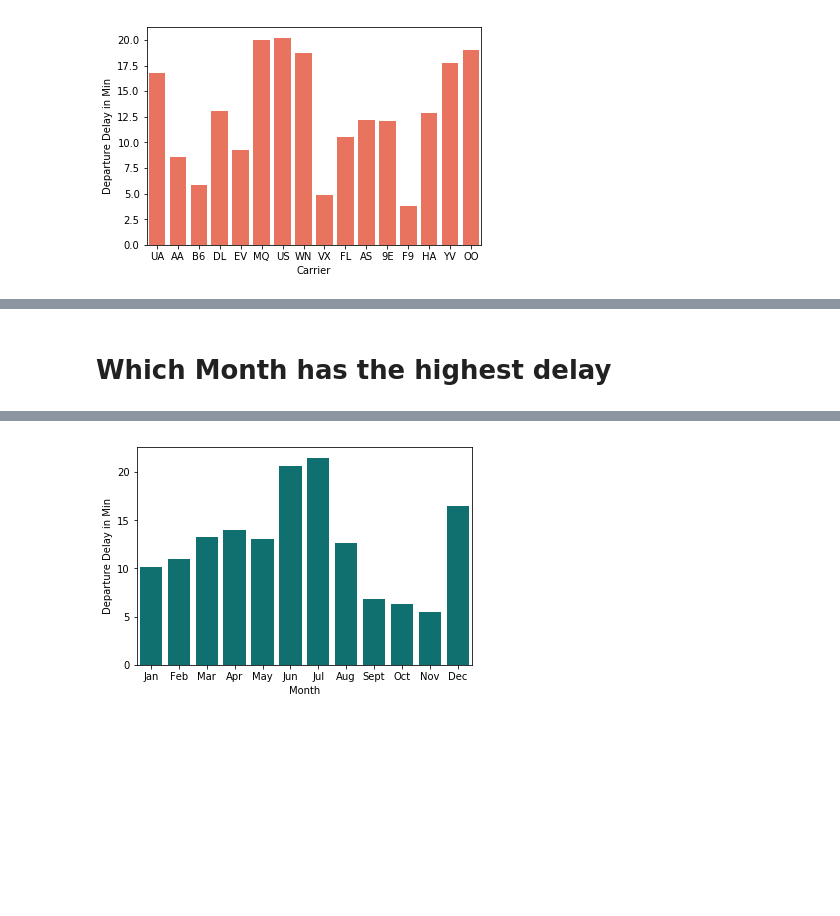
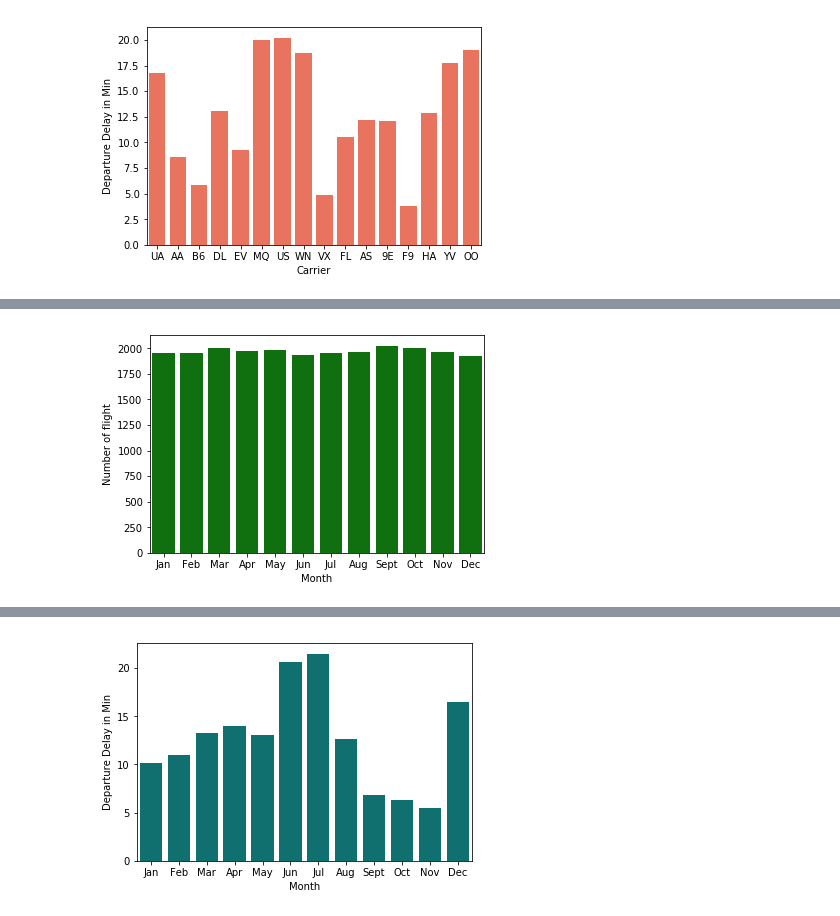
Before and after one commit to Shafin-Thiyam/Data_Science, a Jupyter notebook: 2_NYC-Flight_data/NYF_Exploration.ipynb, the cells around one changed output, grey strips where cells are left out. Cells and saved outputs as stored; diff of their text form; code cells hidden in the pictures; blank space fills up the shorter version.

```diff
--- a/2_NYC-Flight_data/NYF_Exploration.ipynb
+++ b/2_NYC-Flight_data/NYF_Exploration.ipynb
@@ -390,5 +400,7 @@ memory usage: 36.0+ MB
 # %%
 NYF_data['Month']=NYF_data.Travel_Date.dt.month
+NYF_data['Year']=NYF_data.Travel_Date.dt.year
+NYF_data['DayofWeek']=NYF_data.Travel_Date.dt.weekday_name
 # %% [markdown]
 # Which carrier has most flight delay in minutes
 # %%
@@ -410,4 +423,2 @@ Months=['Jan','Feb','Mar','Apr','May','Jun','Jul','Aug','Sept','Oct','Nov','Dec'
-# %% [markdown]
-# Which Month has the highest delay
 # %%
 bymonth=NYF_data.groupby('Month',as_index=False)
@@ -413,0 +427,2 @@ bymonth=NYF_data.groupby('Month',as_index=False)
+# %%
+Busiest_mnt=bymonth['flight'].mean()
@@ -413,0 +431,6 @@ bymonth=NYF_data.groupby('Month',as_index=False)
+# %%
+ax=sns.barplot(Months,Busiest_mnt['flight'],color='green',data=Busiest_mnt)
+ax.set(xlabel='Month', ylabel='Number of flight')
+plt.show()
+# %% [output]
+[figure, added]
```
Also changed, not shown: parts of 24 cells of this notebook, 1 other file.
